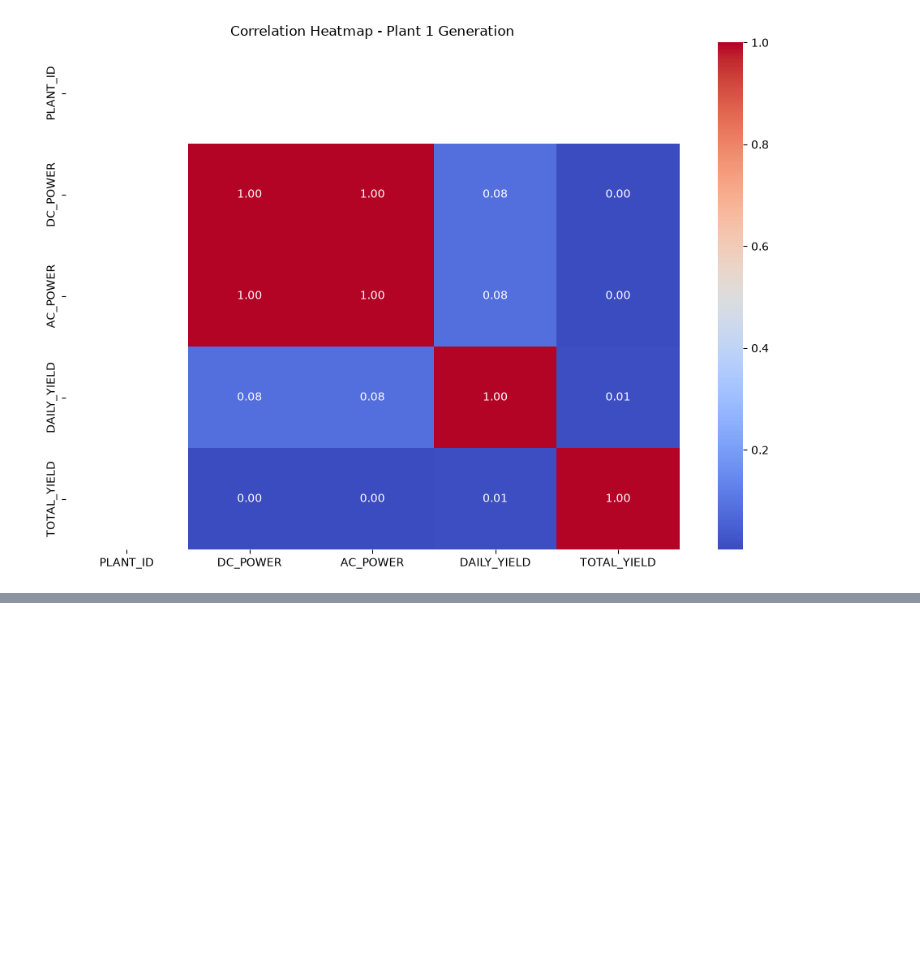
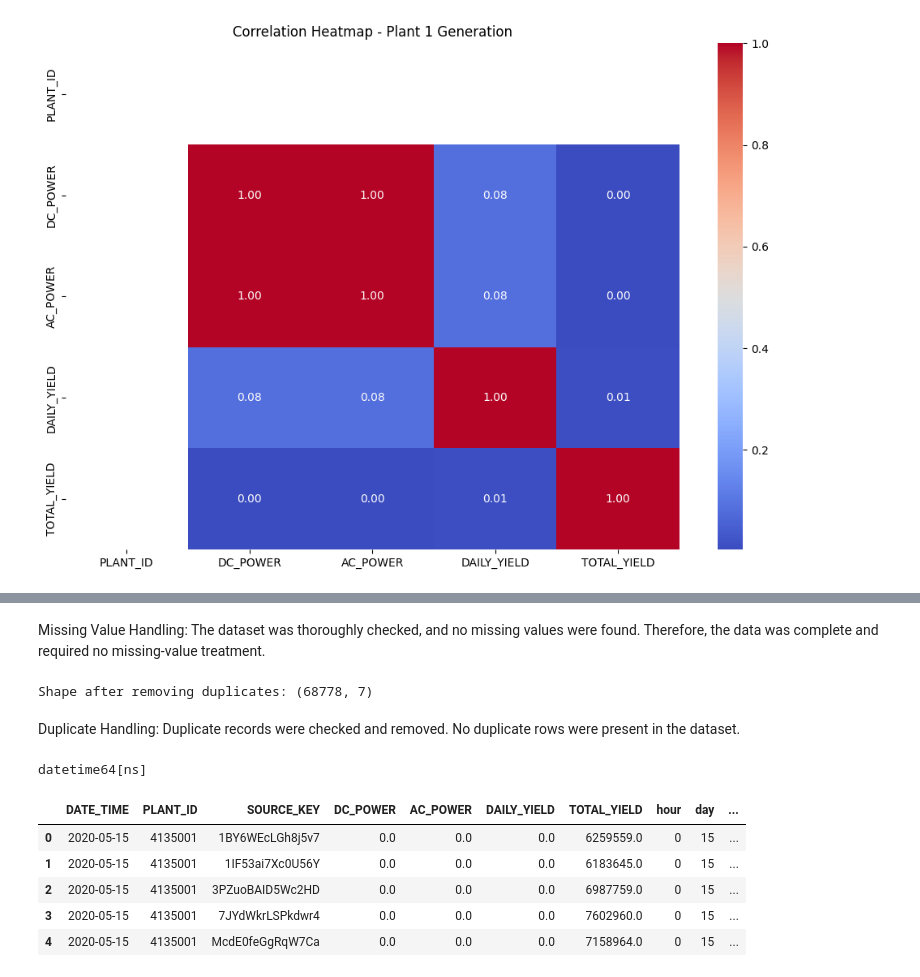
Before and after one commit to Meghana-PV/ml_caseStudy, a Jupyter notebook: notebooks/Regression1.ipynb, the cells around one changed output, grey strips where cells are left out. Saved outputs shown, nothing was run; the diff lists cells and outputs as text; code cells hidden in the pictures; blank space fills up the shorter version.

```diff
--- a/notebooks/Regression1.ipynb
+++ b/notebooks/Regression1.ipynb
@@ -289,0 +309,30 @@ plt.show()
+# %% [markdown]
+Missing Value Handling: The dataset was thoroughly checked, and no missing values were found. Therefore, the data was complete and required no missing-value treatment.
+# %%
+df = df.drop_duplicates()
+
+print("Shape after removing duplicates:", df.shape)
+# %% [output]
+Shape after removing duplicates: (68778, 7)
+# %% [markdown]
+Duplicate Handling:
+Duplicate records were checked and removed. No duplicate rows were present in the dataset.
+# %%
+df["DATE_TIME"] = pd.to_datetime(df["DATE_TIME"])
+
+print(df["DATE_TIME"].dtype)
+df["hour"] = df["DATE_TIME"].dt.hour
+df["day"] = df["DATE_TIME"].dt.day
+df["month"] = df["DATE_TIME"].dt.month
+df["day_of_week"] = df["DATE_TIME"].dt.dayofweek
+# %% [output]
+datetime64[ns]
+# %%
+df.head()
+# %% [output]
+|  | DATE_TIME | PLANT_ID | SOURCE_KEY | DC_POWER | AC_POWER | DAILY_YIELD | TOTAL_YIELD | hour | day | ... |
+| 0 | 2020-05-15 | 4135001 | 1BY6WEcLGh8j5v7 | 0.0 | 0.0 | 0.0 | 6259559.0 | 0 | 15 | ... |
+| 1 | 2020-05-15 | 4135001 | 1IF53ai7Xc0U56Y | 0.0 | 0.0 | 0.0 | 6183645.0 | 0 | 15 | ... |
+| 2 | 2020-05-15 | 4135001 | 3PZuoBAID5Wc2HD | 0.0 | 0.0 | 0.0 | 6987759.0 | 0 | 15 | ... |
+| 3 | 2020-05-15 | 4135001 | 7JYdWkrLSPkdwr4 | 0.0 | 0.0 | 0.0 | 7602960.0 | 0 | 15 | ... |
+| 4 | 2020-05-15 | 4135001 | McdE0feGgRqW7Ca | 0.0 | 0.0 | 0.0 | 7158964.0 | 0 | 15 | ... |
```
Also changed, not shown: parts of 5 cells of this notebook.
